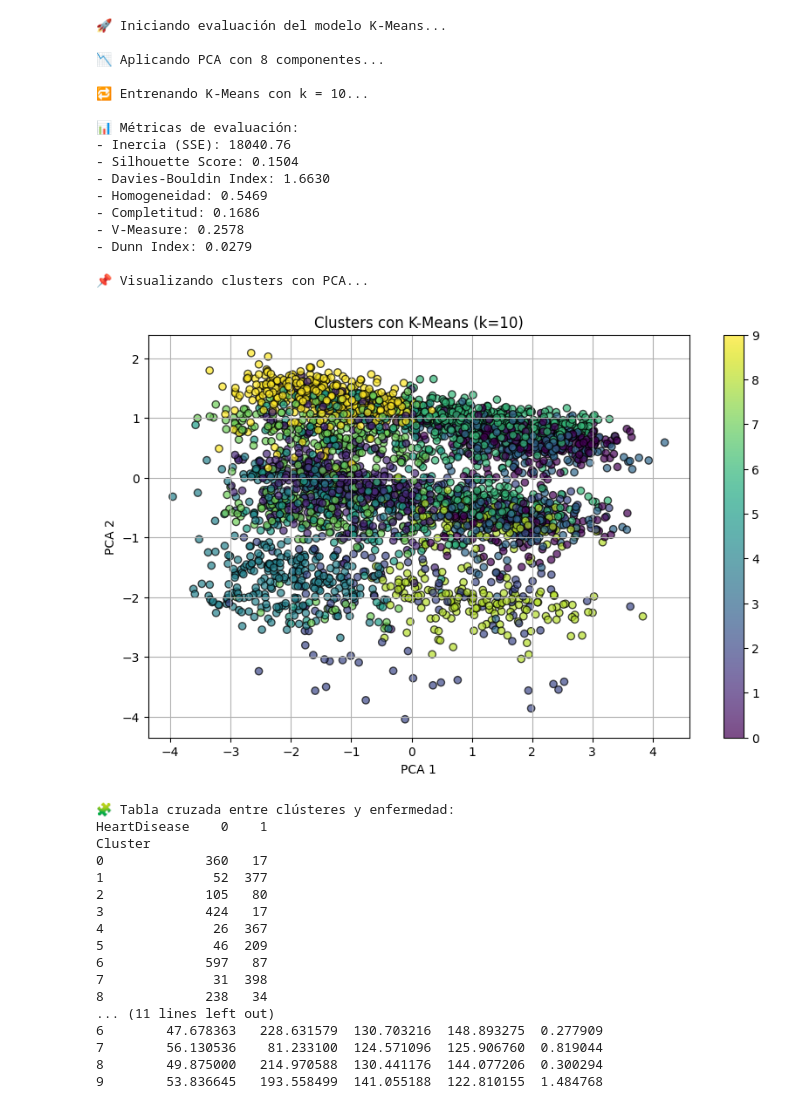
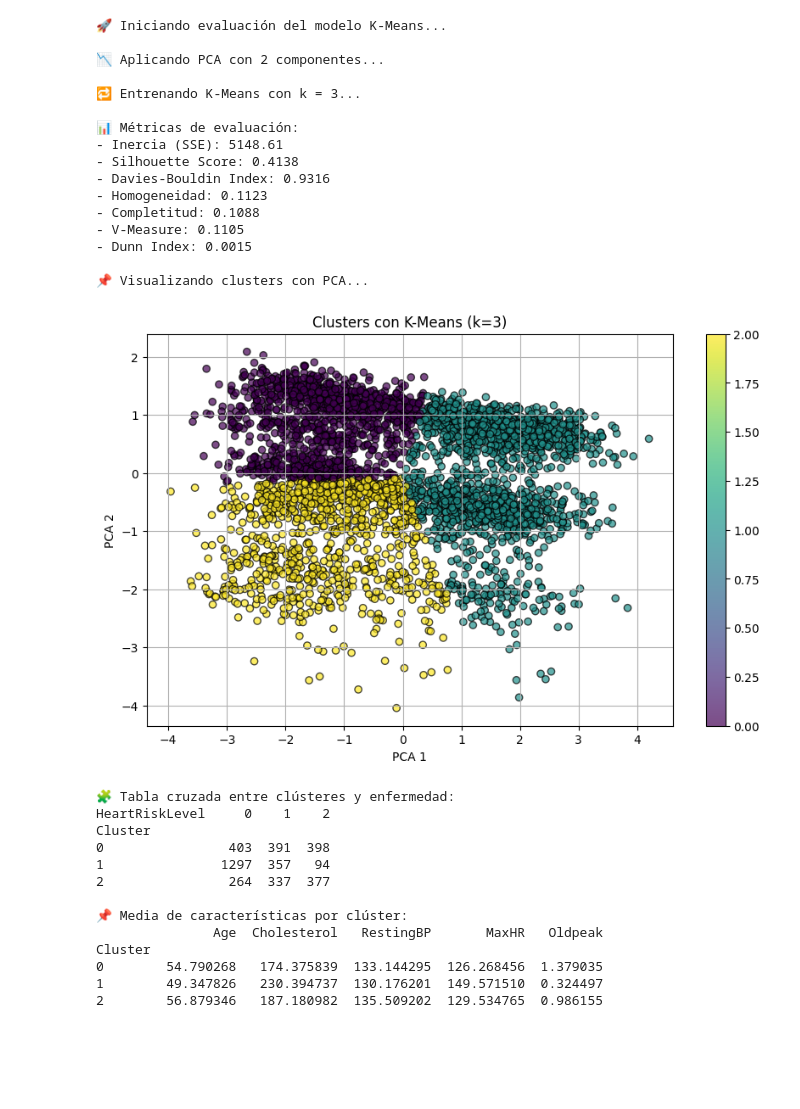
Before and after one commit to GMRGameDev/TFM_GuillermoManu, a Jupyter notebook: Clasificacion/K-means.ipynb, the cells around one changed output. Saved outputs shown, nothing was run; the diff lists cells and outputs as text; code cells hidden in the pictures; blank space fills up the shorter version.

```diff
--- a/Clasificacion/K-means.ipynb
+++ b/Clasificacion/K-means.ipynb
@@ -13,7 +13,8 @@ from sklearn.metrics import (
 from sklearn.metrics.pairwise import pairwise_distances
 
 # --- Cargar y preparar los datos ---
-df = pd.read_csv('heart_data_aumentado.csv')
+df = pd.read_csv('heart_data_equilibrado_multiclase_2.csv')
+df = df.dropna()
 # df = pd.get_dummies(
 #     df,
 #     columns=['Sex', 'ChestPainType', 'RestingECG', 'ExerciseAngina', 'ST_Slope'],
@@ -39,11 +40,11 @@ def dunn_index(X, labels):
     return np.min(inter_cluster_distances) / np.max(intra_cluster_distances)
 
 # --- Evaluación del modelo ---
-def evaluar_modelo_kmeans(df, etiqueta='HeartDisease', k=3, use_pca=True, pca_components=10, use_minibatch=True):
+def evaluar_modelo_kmeans(df, etiqueta='HeartDisease', k=3, use_pca=False, pca_components=10, use_minibatch=True):
     print("🚀 Iniciando evaluación del modelo K-Means...\n")
 
     # 1. Separar datos
-    X = df.drop(columns=[etiqueta])
+    X = df.drop(columns=[etiqueta, 'HeartDisease'])
     y = df[etiqueta]
 
     # 2. Escalado
@@ -90,68 +91,64 @@ def evaluar_modelo_kmeans(df, etiqueta='HeartDisease', k=3, use_pca=True, pca_co
     # 7. Análisis cruzado con etiqueta real
     comparison_df = pd.DataFrame({
         'Cluster': clusters,
-        'HeartDisease': y
+        'HeartRiskLevel': y
     })
     print("\n🧩 Tabla cruzada entre clústeres y enfermedad:")
-    print(pd.crosstab(comparison_df['Cluster'], comparison_df['HeartDisease']))
+    print(pd.crosstab(comparison_df['Cluster'], comparison_df['HeartRiskLevel']))
 
     return {
         'modelo': model,
         'clusters': clusters,
         'X_scaled': X_scaled,
         'etiquetas_reales': y
     }
 
 # --- Ejecutar evaluación ---
 resultado = evaluar_modelo_kmeans(
     df,
-    etiqueta='HeartDisease',
-    k=10,  # probar primero con 3 (enfermos, no enfermos, y un tercer grupo)
+    etiqueta='HeartRiskLevel',
+    k=3,  # probar primero con 3 (enfermos, no enfermos, y un tercer grupo)
     use_pca=True,
     pca_components=8,
-    use_minibatch=True
+    use_minibatch=False
 )
 
 df_clusters = df.copy()
 df_clusters['Cluster'] = resultado['clusters']
 
 print("\n📌 Media de características por clúster:")
 print(df_clusters.groupby('Cluster').mean()[['Age', 'Cholesterol', 'RestingBP', 'MaxHR', 'Oldpeak']])
 # %% [output]
 🚀 Iniciando evaluación del modelo K-Means...
 
-📉 Aplicando PCA con 8 componentes...
+📉 Aplicando PCA con 2 componentes...
 
-🔁 Entrenando K-Means con k = 10...
+🔁 Entrenando K-Means con k = 3...
 
 📊 Métricas de evaluación:
-- Inercia (SSE): 18040.76
-- Silhouette Score: 0.1504
-- Davies-Bouldin Index: 1.6630
-- Homogeneidad: 0.5469
-- Completitud: 0.1686
-- V-Measure: 0.2578
-- Dunn Index: 0.0279
+- Inercia (SSE): 5148.61
+- Silhouette Score: 0.4138
+- Davies-Bouldin Index: 0.9316
+- Homogeneidad: 0.1123
+- Completitud: 0.1088
+- V-Measure: 0.1105
+- Dunn Index: 0.0015
 
 📌 Visualizando clusters con PCA...
-[figure, old version]
+[figure, new version]
 🧩 Tabla cruzada entre clústeres y enfermedad:
-HeartDisease    0    1
+HeartRiskLevel     0    1    2
 Cluster
-0             360   17
-1              52  377
-2             105   80
-3             424   17
-4              26  367
-5              46  209
-6             597   87
-7              31  398
-8             238   34
-... (11 lines left out)
-6        47.678363   228.631579  130.703216  148.893275  0.277909
-7        56.130536    81.233100  124.571096  125.906760  0.819044
-8        49.875000   214.970588  130.441176  144.077206  0.300294
-9        53.836645   193.558499  141.055188  122.810155  1.484768
+0                403  391  398
+1               1297  357   94
+2                264  337  377
+
+📌 Media de características por clúster:
+               Age  Cholesterol   RestingBP       MaxHR   Oldpeak
+Cluster
+0        54.790268   174.375839  133.144295  126.268456  1.379035
+1        49.347826   230.394737  130.176201  149.571510  0.324497
+2        56.879346   187.180982  135.509202  129.534765  0.986155
 # %%
 import pandas as pd
 import numpy as np
```
Also changed, not shown: parts of 1 cell of this notebook, 4 other files.
